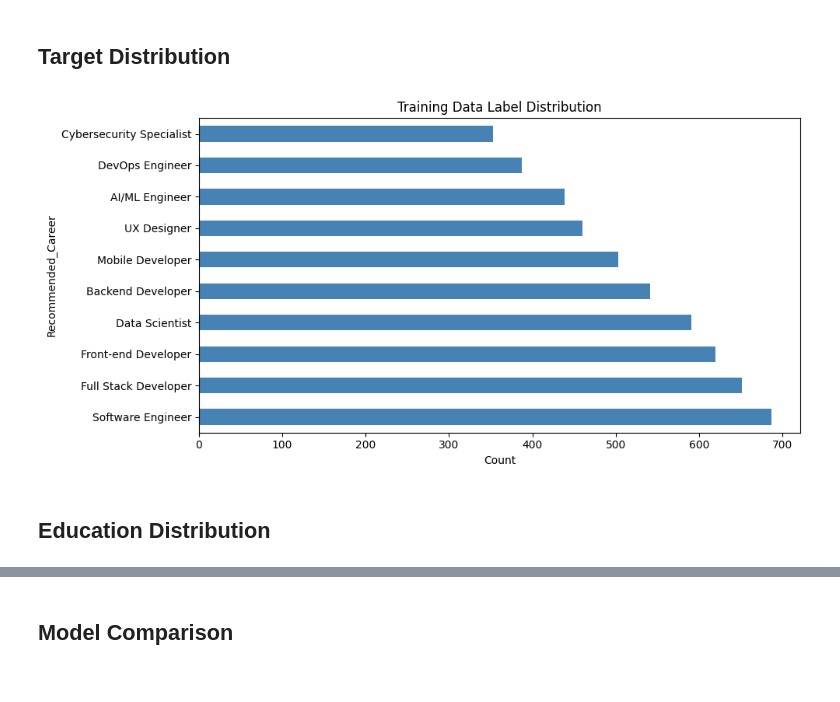
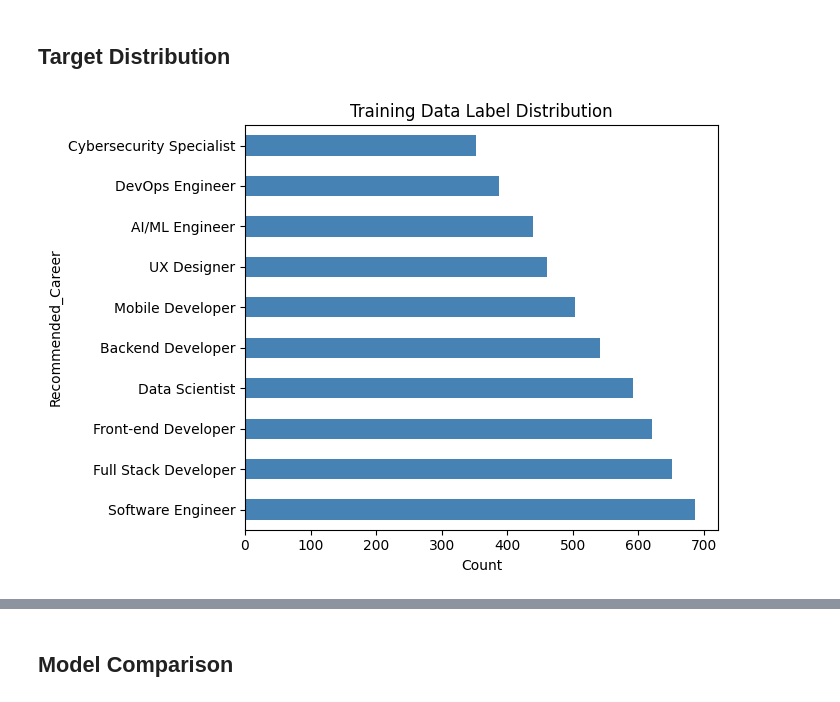
Before and after one commit to Sauravpant/Career-Guidance-System, a Jupyter notebook: ml-service/notebooks/analysis.ipynb, the cells around one changed output, grey strips where cells are left out. Cells and saved outputs as stored; diff of their text form; code cells hidden in the pictures.

```diff
--- a/ml-service/notebooks/analysis.ipynb
+++ b/ml-service/notebooks/analysis.ipynb
@@ -19,12 +19,10 @@ Testing DataFrame shape: (1194, 4)
 ## Target Distribution
 # %%
 fig, ax = plt.subplots(figsize=(10, 5))
-train_df['Recommended_Career'].value_counts().plot(kind='barh', ax=ax, color='steelblue')
+train_df['Recommended_Career'].value_counts().plot(kind='barh', ax=ax, color='steelblue', figsize=(7, 5))
 ax.set_title('Training Data Label Distribution')
 ax.set_xlabel('Count')
 plt.tight_layout()
 plt.show()
 # %% [output]
-[figure, old version]
+[figure, new version]
-# %% [markdown]
-## Education Distribution
```
Also changed, not shown: parts of 5 cells of this notebook.
